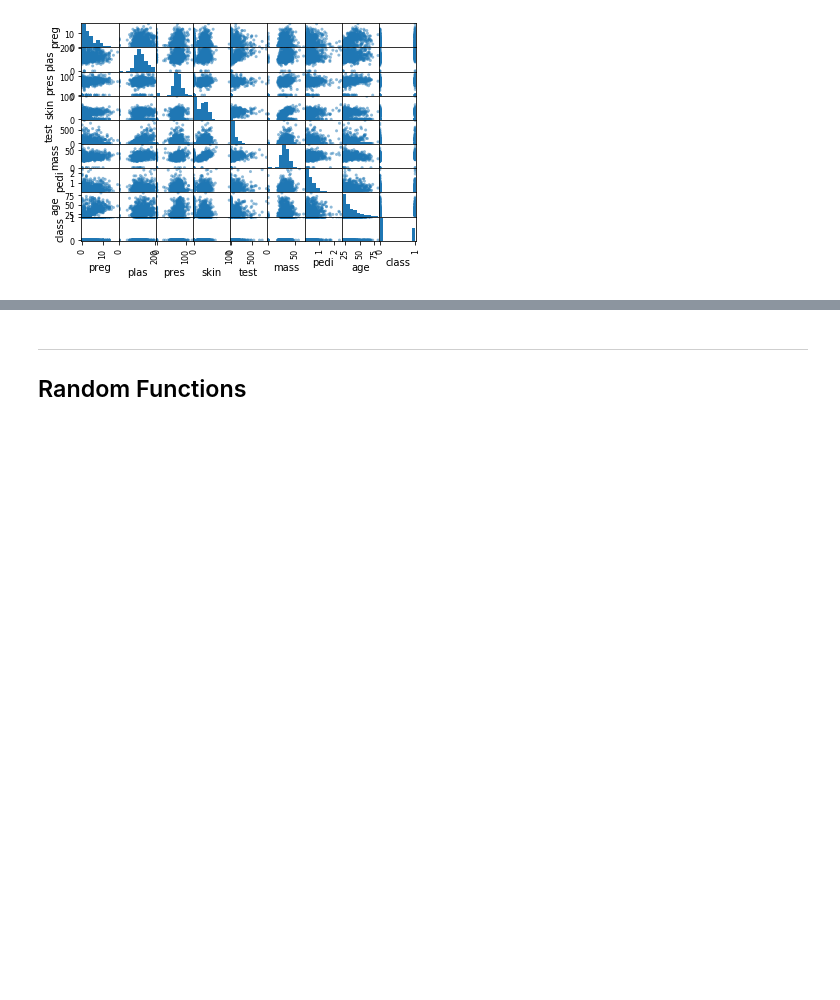
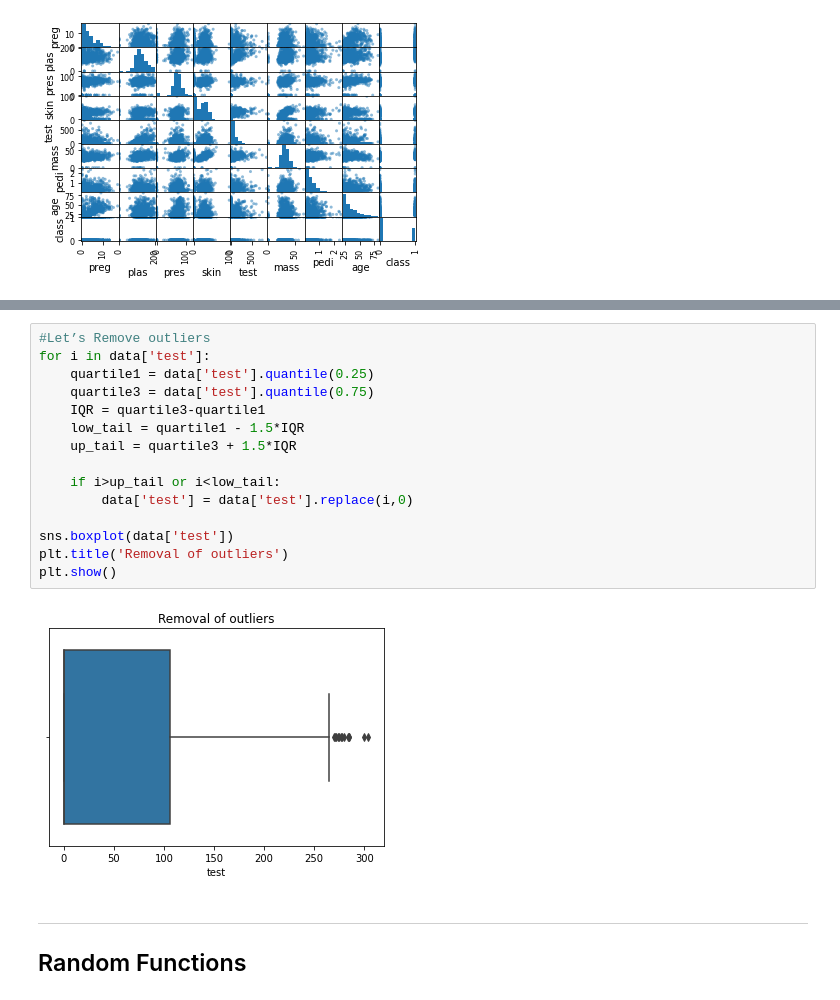
Before and after one commit to osrow/Python_Notes, a Jupyter notebook: Python_Notes.ipynb, the cells around one changed output, grey strips where cells are left out. Cells and saved outputs as stored; diff of their text form; blank space fills up the shorter version.

```diff
--- a/Python_Notes.ipynb
+++ b/Python_Notes.ipynb
@@ -462,3 +476,20 @@ plt.show()
+# %%
+#Let’s Remove outliers
+for i in data['test']:
+    quartile1 = data['test'].quantile(0.25)
+    quartile3 = data['test'].quantile(0.75)
+    IQR = quartile3-quartile1
+    low_tail = quartile1 - 1.5*IQR
+    up_tail = quartile3 + 1.5*IQR
+
+    if i>up_tail or i<low_tail:
+        data['test'] = data['test'].replace(i,0)
+
+sns.boxplot(data['test'])
+plt.title('Removal of outliers')
+plt.show()
+# %% [output]
+[figure, added]
 # %% [markdown]
 ------------------------------------------------------------------------------------------
  ## Random Functions <a id='random_functions'></a>
```
Also changed, not shown: parts of 3 cells of this notebook.
